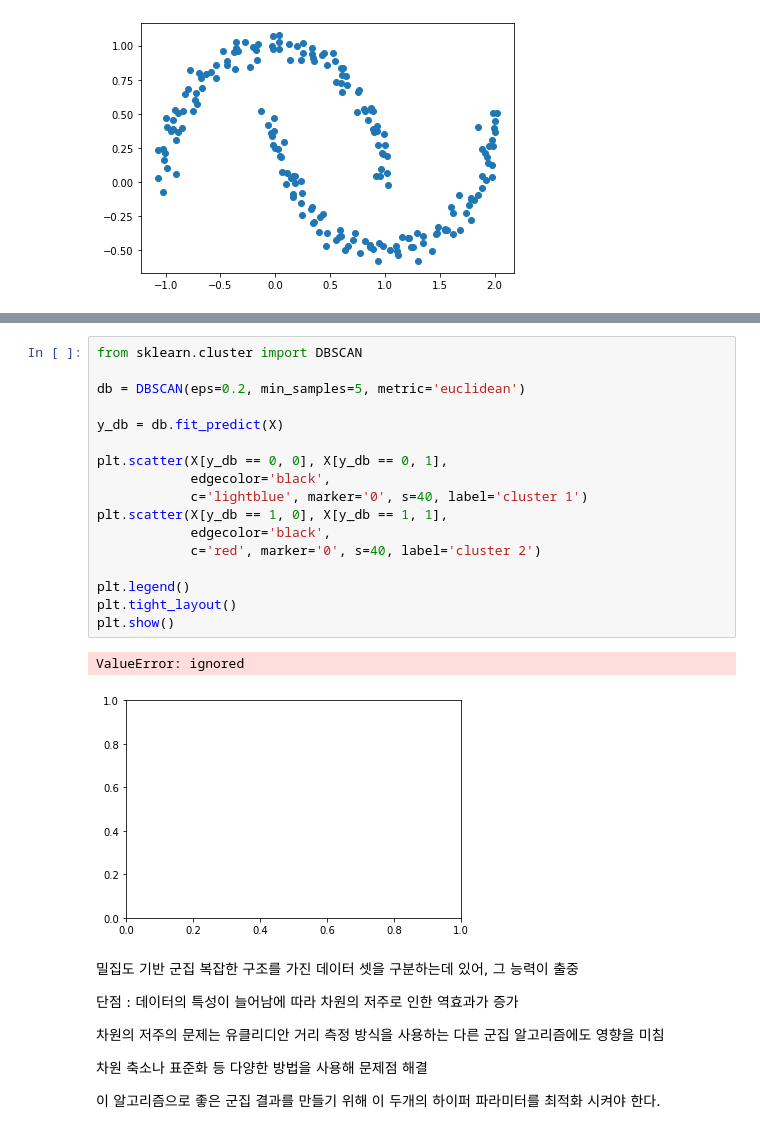
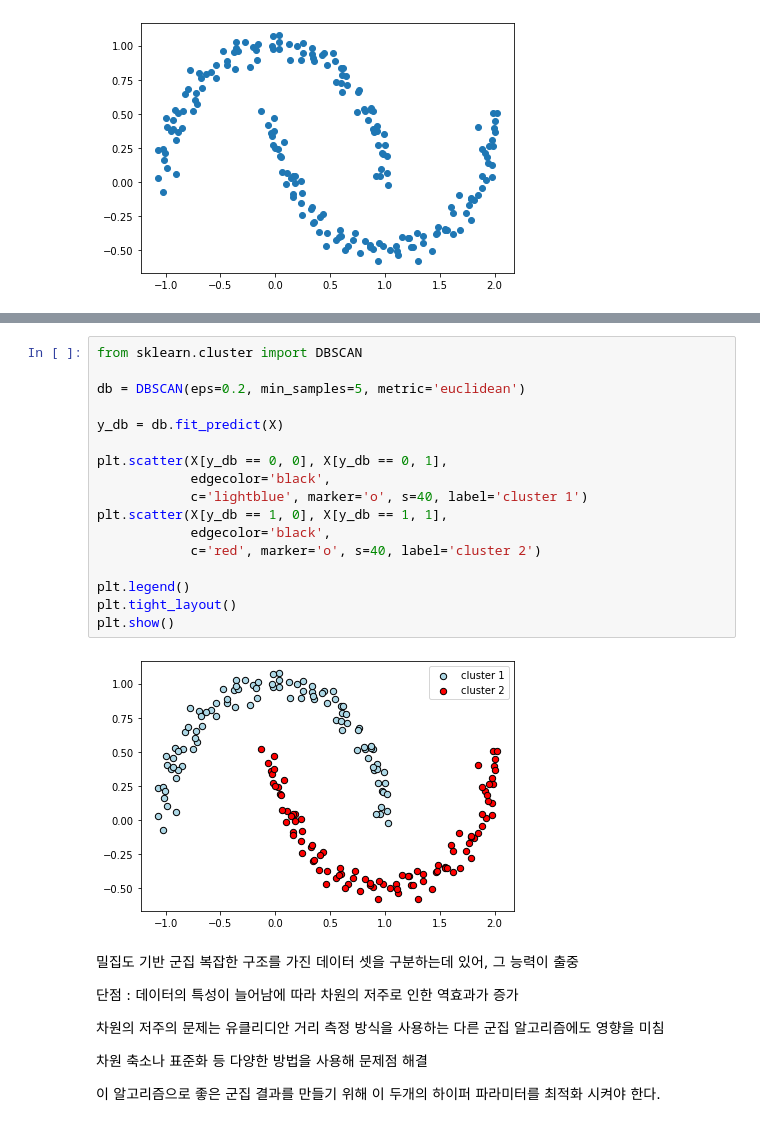
Before and after one commit to kim3691477/ai, a Jupyter notebook: Untitled2.ipynb, the cells around one changed output, grey strips where cells are left out. Cells and saved outputs as stored; diff of their text form.

```diff
--- a/Untitled2.ipynb
+++ b/Untitled2.ipynb
@@ -595,23 +596,22 @@ ValueError: ignored
 # %%
 from sklearn.cluster import DBSCAN
 
 db = DBSCAN(eps=0.2, min_samples=5, metric='euclidean')
 
 y_db = db.fit_predict(X)
 
 plt.scatter(X[y_db == 0, 0], X[y_db == 0, 1],
             edgecolor='black',
-            c='lightblue', marker='0', s=40, label='cluster 1')
+            c='lightblue', marker='o', s=40, label='cluster 1')
 plt.scatter(X[y_db == 1, 0], X[y_db == 1, 1],
             edgecolor='black',
-            c='red', marker='0', s=40, label='cluster 2')
+            c='red', marker='o', s=40, label='cluster 2')
 
 plt.legend()
 plt.tight_layout()
 plt.show()
 # %% [output]
-ValueError: ignored
-[figure, old version]
+[figure, new version]
 # %% [markdown]
 밀집도 기반 군집
 복잡한 구조를 가진 데이터 셋을 구분하는데 있어, 그 능력이 출중
```
Also changed, not shown: parts of 1 cell of this notebook.
